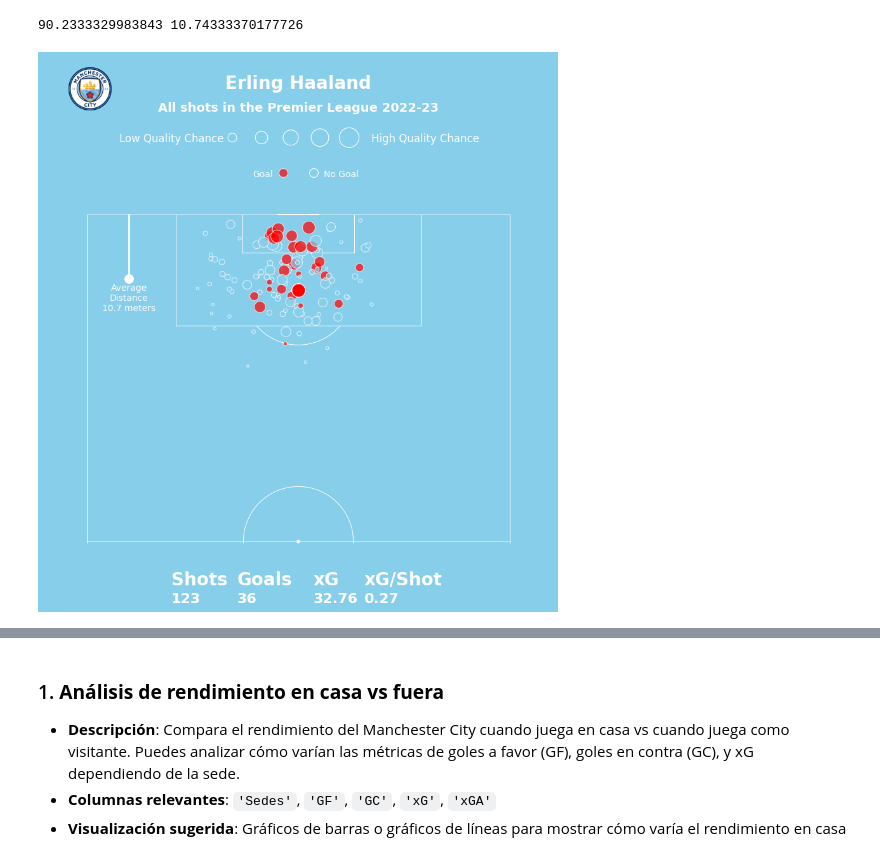
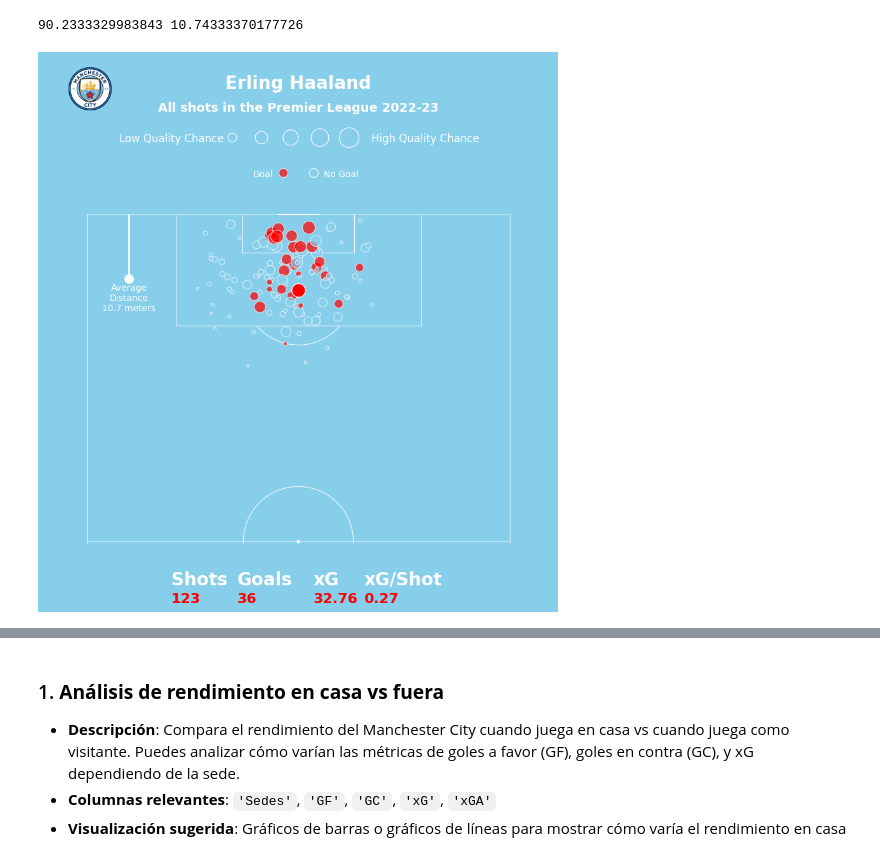
Before and after one commit to JoseCebrian12/ManCity2022-2023, a Jupyter notebook: etl.ipynb, the cells around one changed output, grey strips where cells are left out. Cells and saved outputs as stored; diff of their text form; code cells hidden in the pictures.

```diff
--- a/etl.ipynb
+++ b/etl.ipynb
@@ -375,14 +348,6 @@ ax1.text(
     ha='center'
 )
 
-ax1.text(
-    x=0.45,
-    y=0.27,
-    s=f'Goal',
-    fontsize=10,
-    color='white',
-    ha='right'
-)
 ax1.scatter(
     x=0.47,
     y=0.3,
@@ -393,6 +358,15 @@ ax1.scatter(
     alpha=.7
 )
 
+
+ax1.text(
+    x=0.45,
+    y=0.27,
+    s=f'Goal',
+    fontsize=10,
+    color='white',
+    ha='right'
+)
 
 ax1.scatter(
     x=0.53,
@@ -460,34 +434,34 @@ for x in df_haaland.to_dict(orient='records'):
         edgecolor='white'
     )
 
 ax2.set_axis_off()
 
 # Configurar el tercer eje para las estadísticas
 ax3 = fig.add_axes([0, .2, 1, .05])
 ax3.set_facecolor(background_color)
 ax3.set_xlim(0, 1)
 ax3.set_ylim(0, 1)
 
 # Usar un bucle para agregar las estadísticas
 stats = [
     {'label': 'Shots', 'value': total_shots, 'x': 0.25},
     {'label': 'Goals', 'value': total_goals, 'x': 0.38},
     {'label': 'xG', 'value': f'{total_xG:.2f}', 'x': 0.53},
     {'label': 'xG/Shot', 'value': f'{xG_per_shot:.2f}', 'x': 0.63}
 ]
 
 for stat in stats:
     ax3.text(stat["x"], 0.5, s=stat["label"], fontsize=20, fontweight="bold", color = "white", ha = "left", va="center")
-    ax3.text(stat["x"], 0, s=stat["value"], fontsize=16, fontweight="bold", color="white", ha="left", va="center")
+    ax3.text(stat["x"], 0, s=stat["value"], fontsize=16, fontweight="bold", color="red", ha="left", va="center")
 
 ax3.set_axis_off()
 
 ax_image = add_image(
         Image.open("files\manchestercity.png"), fig, left=0.03, bottom=0.83, height=0.08
         )
 
 plt.show()
 # %% [output]
-[figure, old version]
+[figure, new version]
 # %%
 df_matches = pagina[6]
```
Also changed, not shown: parts of 37 cells of this notebook.
